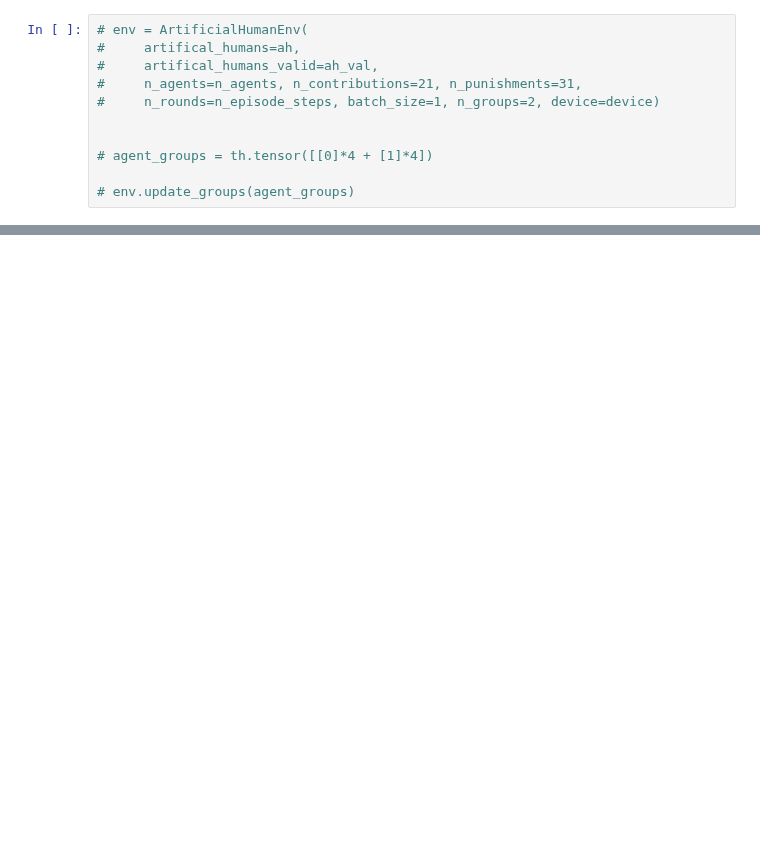
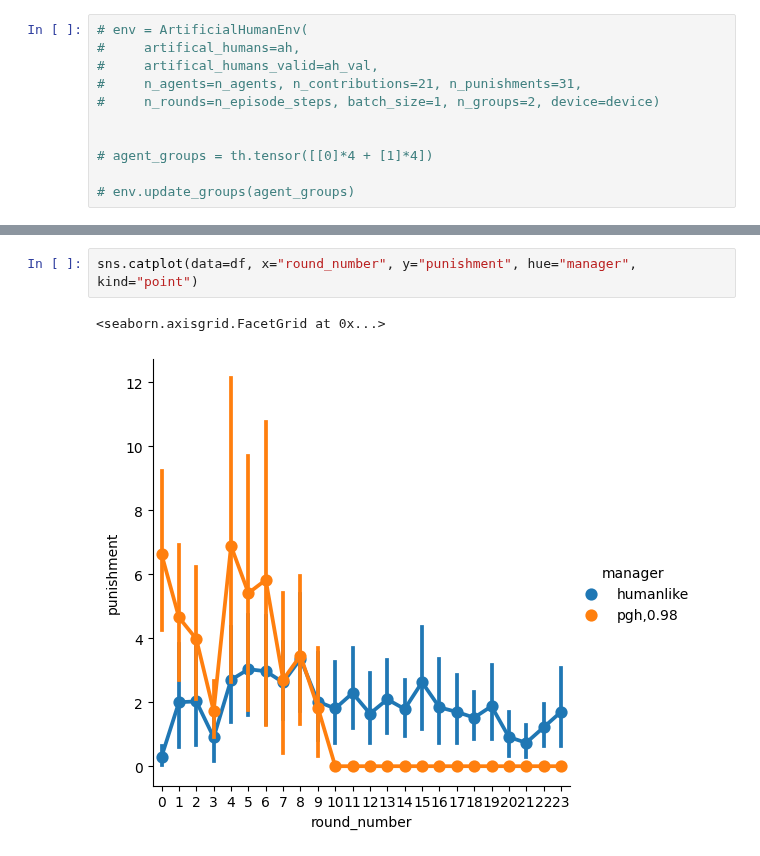
Before and after one commit to center-for-humans-and-machines/algorithmic-institutions, a Jupyter notebook: notebooks/test_manager/simulate_group_selection.ipynb, the cells around one changed output, grey strips where cells are left out. Drawn from its saved outputs; the diff is of its cells as text; blank space fills up the shorter version.

```diff
--- a/notebooks/test_manager/simulate_group_selection.ipynb
+++ b/notebooks/test_manager/simulate_group_selection.ipynb
@@ -260,0 +340,5 @@ Start run mixed
+# %%
+sns.catplot(data=df, x="round_number", y="punishment", hue="manager", kind="point")
+# %% [output]
+<seaborn.axisgrid.FacetGrid at 0x...>
+[figure, added]
```
Also changed, not shown: parts of 27 cells of this notebook, 3 other files.
